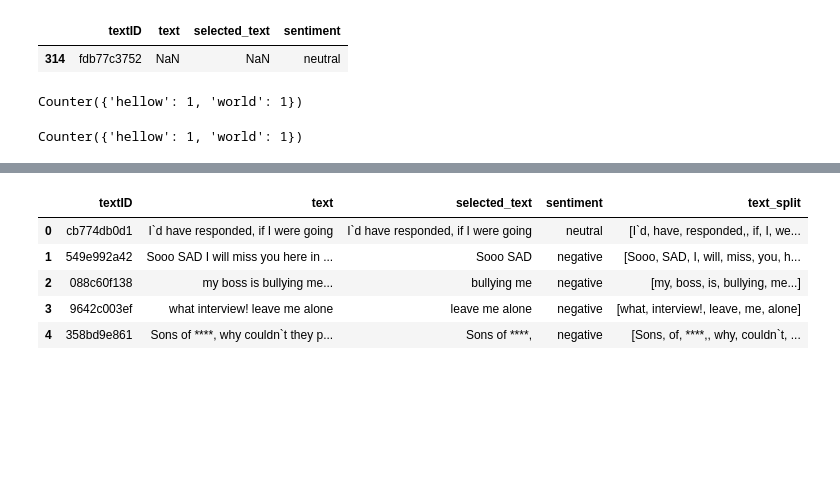
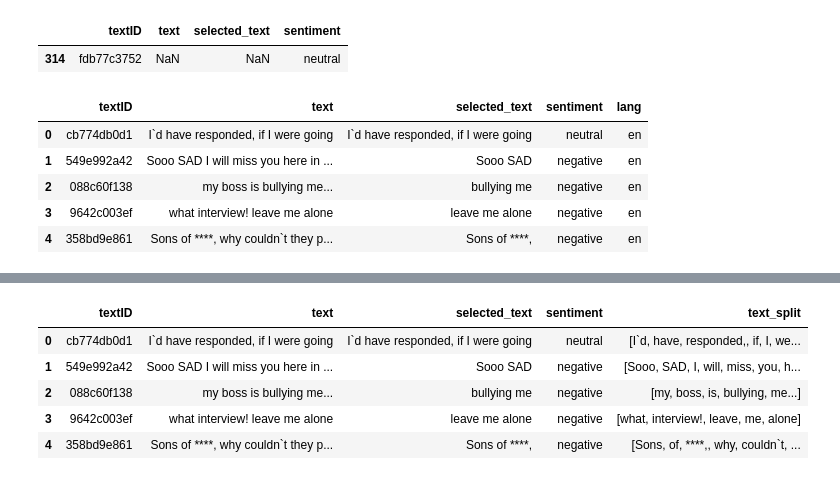
Before and after one commit to QingchuanLyu/Tweet-Sentiment-Analysis, a Jupyter notebook: Tweet Sentiment Extraction.ipynb, the cells around one changed output, grey strips where cells are left out. Drawn from its saved outputs; the diff is of its cells as text; code cells hidden in the pictures; blank space fills up the shorter version.

```diff
--- a/Tweet Sentiment Extraction.ipynb
+++ b/Tweet Sentiment Extraction.ipynb
@@ -65,11 +71,15 @@ train_raw[train_raw.isnull().any(axis=1)]
 # %%
 #There is only one missing values in the neural category. Just drop it.
 train_raw = train_raw.dropna()
-# %%
-Counter(x for x in ['hellow', 'world'])
-# %% [output]
-Counter({'hellow': 1, 'world': 1})
-# %%
-Counter(['hellow', 'world'])
-# %% [output]
-Counter({'hellow': 1, 'world': 1})
+# %%
+#check it's english texts
+alpha_data  = train_raw[train_raw['text'].str.contains('[a-zA-Z]')]
+alpha_data['lang'] =alpha_data["text"].apply(lambda x: langdetect.detect(x))
+alpha_data.head()
+# %% [output]
+|  | textID | text | selected_text | sentiment | lang |
+| 0 | cb774db0d1 | I`d have responded, if I were going | I`d have responded, if I were going | neutral | en |
+| 1 | 549e992a42 | Sooo SAD I will miss you here in ... | Sooo SAD | negative | en |
+| 2 | 088c60f138 | my boss is bullying me... | bullying me | negative | en |
+| 3 | 9642c003ef | what interview! leave me alone | leave me alone | negative | en |
+| 4 | 358bd9e861 | Sons of ****, why couldn`t they p... | Sons of ****, | negative | en |
```
Also changed, not shown: parts of 3 cells of this notebook.
